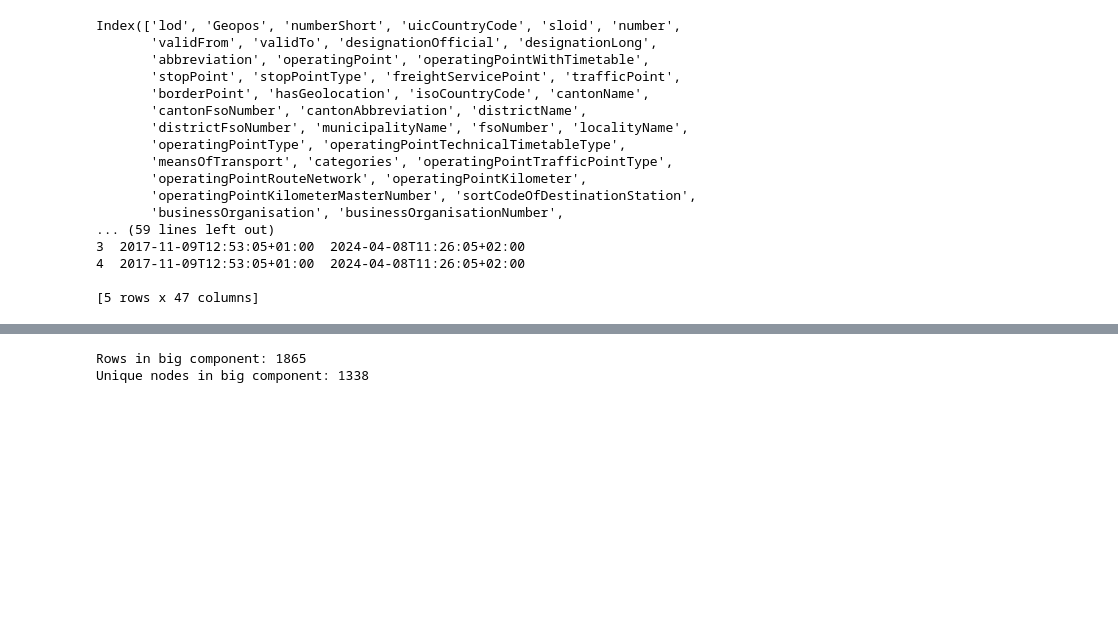
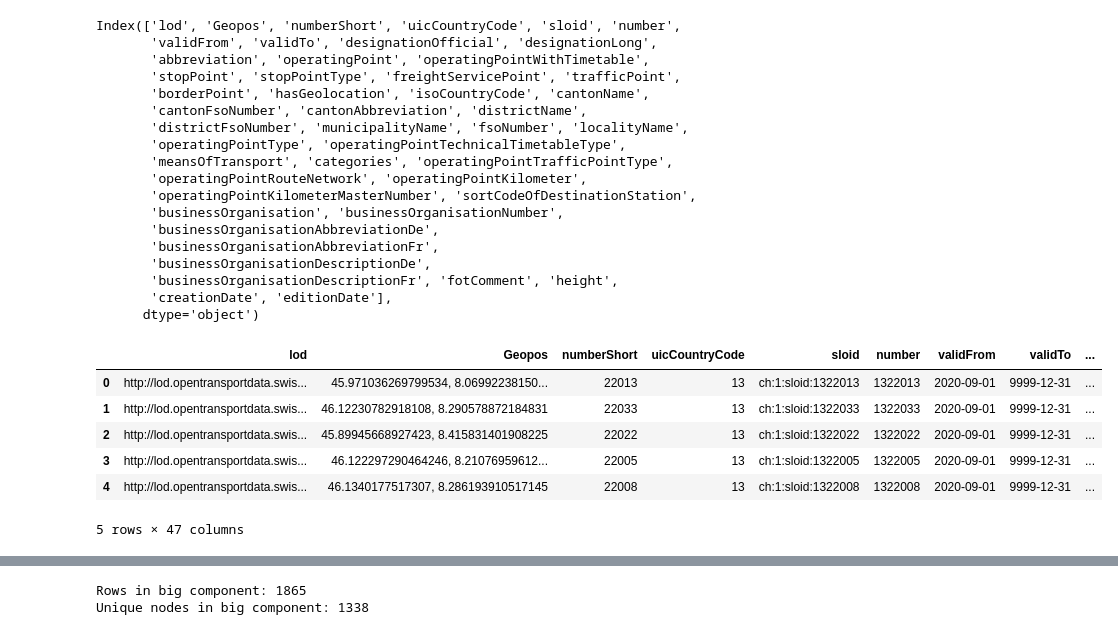
Before and after one commit to UZH-Network-Science/final-project, a Jupyter notebook: Swiss_dataset_exploration.ipynb, the cells around one changed output, grey strips where cells are left out. Saved outputs shown, nothing was run; the diff lists cells and outputs as text; code cells hidden in the pictures; blank space fills up the shorter version.

```diff
--- a/Swiss_dataset_exploration.ipynb
+++ b/Swiss_dataset_exploration.ipynb
@@ -30,23 +34,31 @@ Index(['Station abbreviation', 'Stop name', 'Line', 'KM', 'Line.1', 'Geopos',
 # %%
 sbb_stations_data = pd.read_csv(sbb_stations_data_path, sep=";")
 
 print(sbb_stations_data.columns)
-print(sbb_stations_data.head())
+sbb_stations_data.head()
 # %% [output]
 Index(['lod', 'Geopos', '﻿numberShort', 'uicCountryCode', 'sloid', 'number',
        'validFrom', 'validTo', 'designationOfficial', 'designationLong',
        'abbreviation', 'operatingPoint', 'operatingPointWithTimetable',
        'stopPoint', 'stopPointType', 'freightServicePoint', 'trafficPoint',
        'borderPoint', 'hasGeolocation', 'isoCountryCode', 'cantonName',
        'cantonFsoNumber', 'cantonAbbreviation', 'districtName',
        'districtFsoNumber', 'municipalityName', 'fsoNumber', 'localityName',
        'operatingPointType', 'operatingPointTechnicalTimetableType',
        'meansOfTransport', 'categories', 'operatingPointTrafficPointType',
        'operatingPointRouteNetwork', 'operatingPointKilometer',
        'operatingPointKilometerMasterNumber', 'sortCodeOfDestinationStation',
        'businessOrganisation', 'businessOrganisationNumber',
-... (59 lines left out)
-3  2017-11-09T12:53:05+01:00  2024-04-08T11:26:05+02:00
-4  2017-11-09T12:53:05+01:00  2024-04-08T11:26:05+02:00
-
-[5 rows x 47 columns]
+       'businessOrganisationAbbreviationDe',
+       'businessOrganisationAbbreviationFr',
+       'businessOrganisationDescriptionDe',
+       'businessOrganisationDescriptionFr', 'fotComment', 'height',
+       'creationDate', 'editionDate'],
+      dtype='object')
+|  | lod | Geopos | ﻿numberShort | uicCountryCode | sloid | number | validFrom | validTo | ... |
+| 0 | http://lod.opentransportdata.swis... | 45.971036269799534, 8.06992238150... | 22013 | 13 | ch:1:sloid:1322013 | 1322013 | 2020-09-01 | 9999-12-31 | ... |
+| 1 | http://lod.opentransportdata.swis... | 46.12230782918108, 8.290578872184831 | 22033 | 13 | ch:1:sloid:1322033 | 1322033 | 2020-09-01 | 9999-12-31 | ... |
+| 2 | http://lod.opentransportdata.swis... | 45.89945668927423, 8.415831401908225 | 22022 | 13 | ch:1:sloid:1322022 | 1322022 | 2020-09-01 | 9999-12-31 | ... |
+| 3 | http://lod.opentransportdata.swis... | 46.122297290464246, 8.21076959612... | 22005 | 13 | ch:1:sloid:1322005 | 1322005 | 2020-09-01 | 9999-12-31 | ... |
+| 4 | http://lod.opentransportdata.swis... | 46.1340177517307, 8.286193910517145 | 22008 | 13 | ch:1:sloid:1322008 | 1322008 | 2020-09-01 | 9999-12-31 | ... |
+5 rows × 47 columns
```
Also changed, not shown: parts of 22 cells of this notebook, 2 other files.
